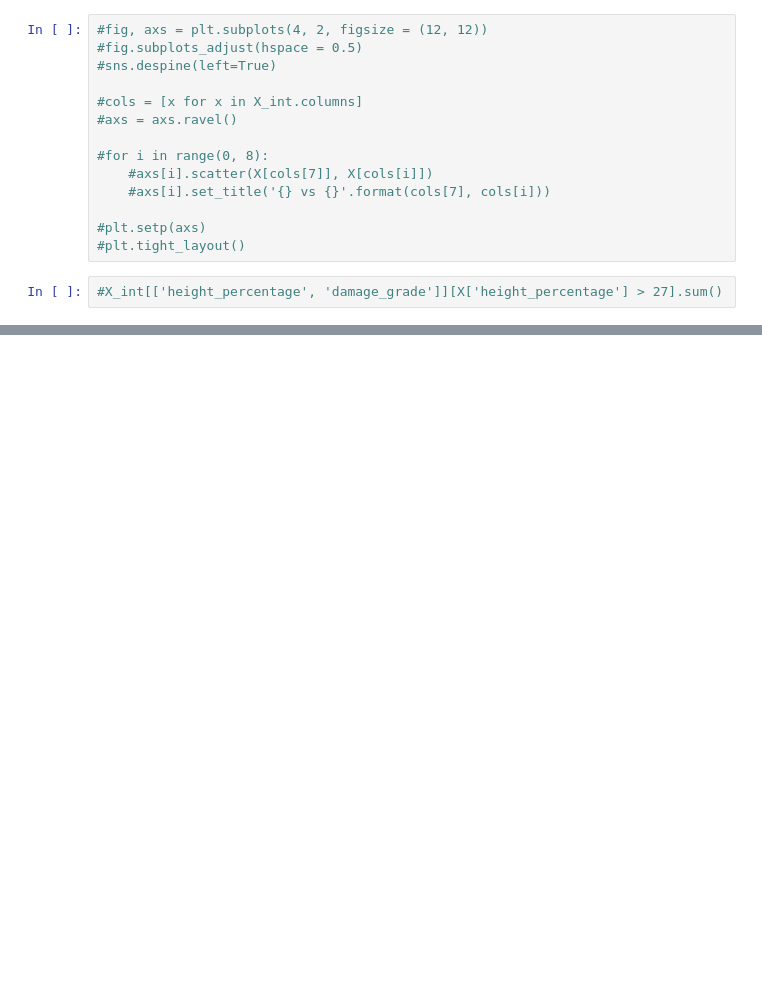
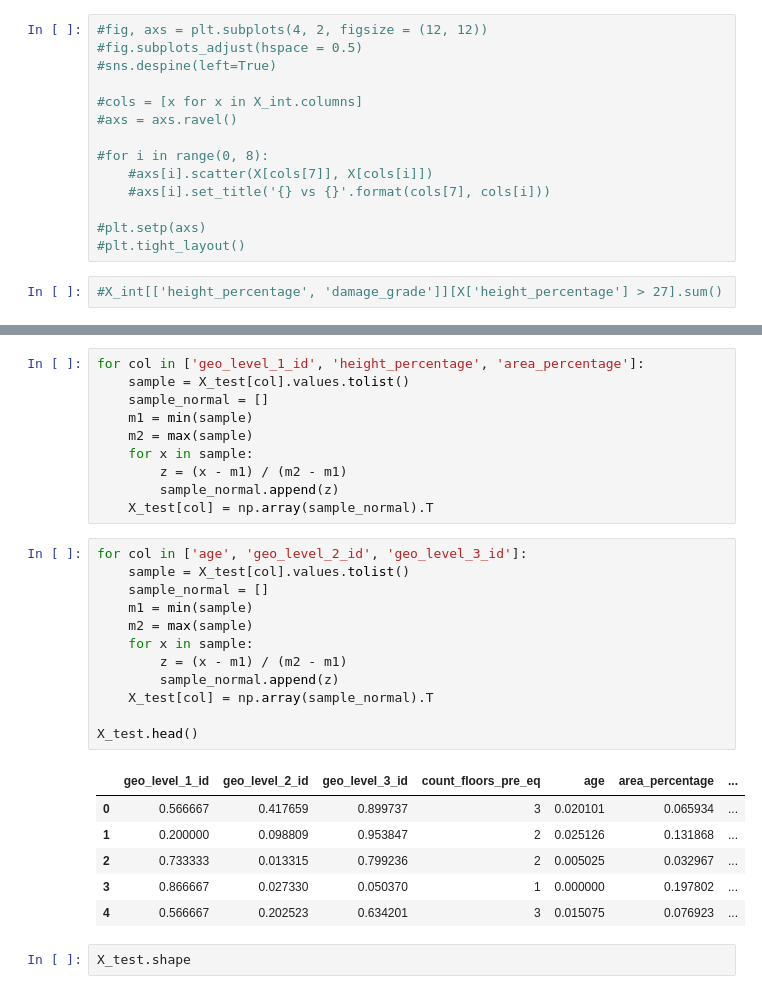
Before and after one commit to SAR2652/Richter-s-Predictor-Modeling-Earthquake-Damage, a Jupyter notebook: solution.ipynb, the cells around one changed output, grey strips where cells are left out. Cells and saved outputs as stored; diff of their text form; blank space fills up the shorter version.

```diff
--- a/solution.ipynb
+++ b/solution.ipynb
@@ -102,0 +175,31 @@ for col in ['age', 'geo_level_2_id', 'geo_level_3_id']:
+# %%
+for col in ['geo_level_1_id', 'height_percentage', 'area_percentage']:
+    sample = X_test[col].values.tolist()
+    sample_normal = []
+    m1 = min(sample)
+    m2 = max(sample)
+    for x in sample:
+        z = (x - m1) / (m2 - m1)
+        sample_normal.append(z)
+    X_test[col] = np.array(sample_normal).T
+# %%
+for col in ['age', 'geo_level_2_id', 'geo_level_3_id']:
+    sample = X_test[col].values.tolist()
+    sample_normal = []
+    m1 = min(sample)
+    m2 = max(sample)
+    for x in sample:
+        z = (x - m1) / (m2 - m1)
+        sample_normal.append(z)
+    X_test[col] = np.array(sample_normal).T
+
+X_test.head()
+# %% [output]
+|  | geo_level_1_id | geo_level_2_id | geo_level_3_id | count_floors_pre_eq | age | area_percentage | ... |
+| 0 | 0.566667 | 0.417659 | 0.899737 | 3 | 0.020101 | 0.065934 | ... |
+| 1 | 0.200000 | 0.098809 | 0.953847 | 2 | 0.025126 | 0.131868 | ... |
+| 2 | 0.733333 | 0.013315 | 0.799236 | 2 | 0.005025 | 0.032967 | ... |
+| 3 | 0.866667 | 0.027330 | 0.050370 | 1 | 0.000000 | 0.197802 | ... |
+| 4 | 0.566667 | 0.202523 | 0.634201 | 3 | 0.015075 | 0.076923 | ... |
+# %%
+X_test.shape
```
Also changed, not shown: parts of 20 cells of this notebook, 1 other file.
